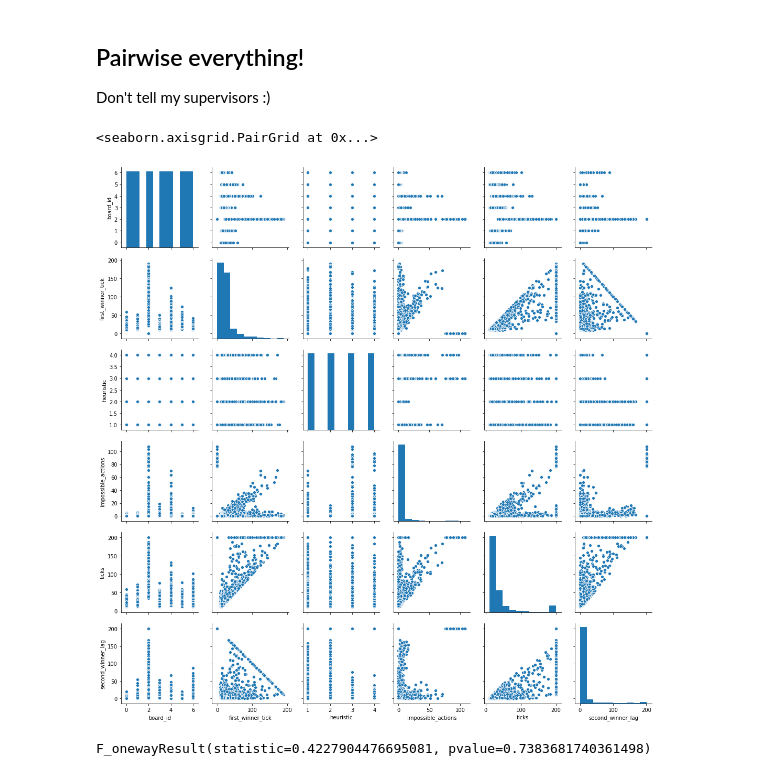
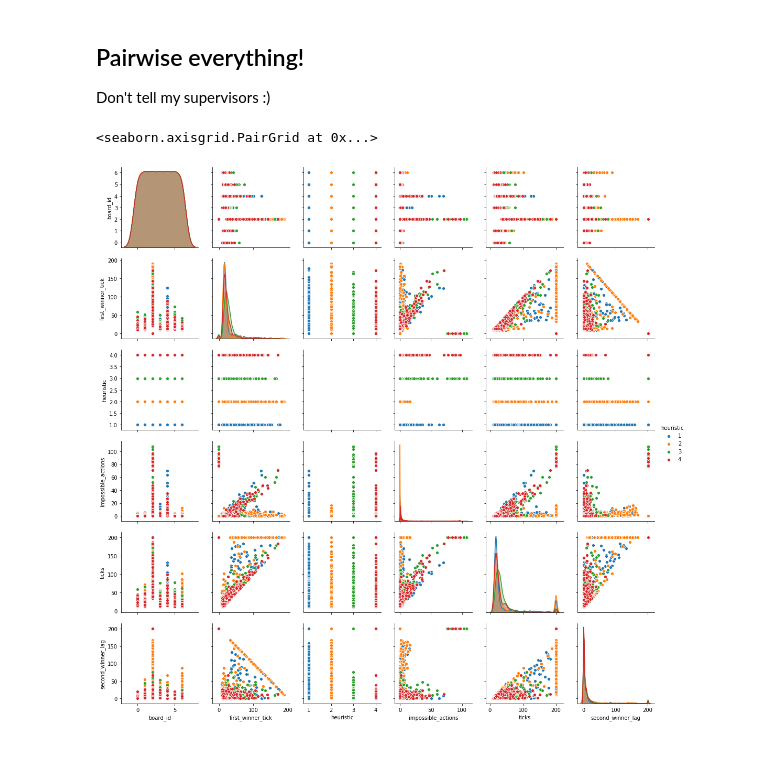
Before and after one commit to Nagasaki45/cooperative-ai, a Jupyter notebook: analysis/analysis.ipynb, the cells around one changed output. Drawn from its saved outputs; the diff is of its cells as text; code cells hidden in the pictures.

```diff
--- a/analysis/analysis.ipynb
+++ b/analysis/analysis.ipynb
@@ -116,7 +118,7 @@ sns.barplot(
 
 Don't tell my supervisors :)
 # %%
-sns.pairplot(df.drop('success', axis=1))
+sns.pairplot(df.drop('success', axis=1), hue='heuristic')
 # %% [output]
 <seaborn.axisgrid.PairGrid at 0x...>
-[figure, old version]
+[figure, new version]
@@ -130,8 +124,0 @@ def column_values(df):
-# %%
-stats.f_oneway(
-    *column_values(
-        df.pivot_table(index='board_id', columns='heuristic')['success'],
-    ),
-)
-# %% [output]
-F_onewayResult(statistic=0.4227904476695081, pvalue=0.7383681740361498)
```
Also changed, not shown: parts of 10 cells of this notebook.
